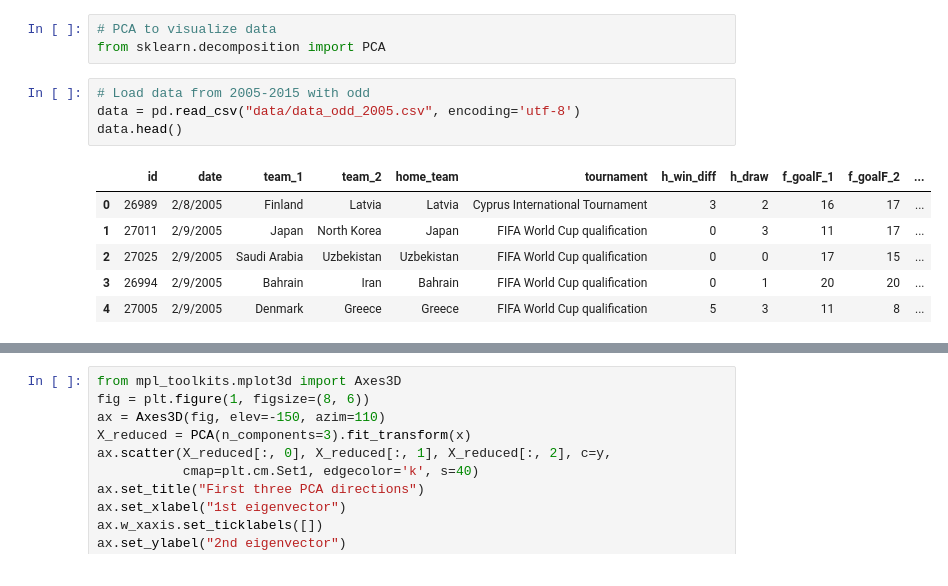
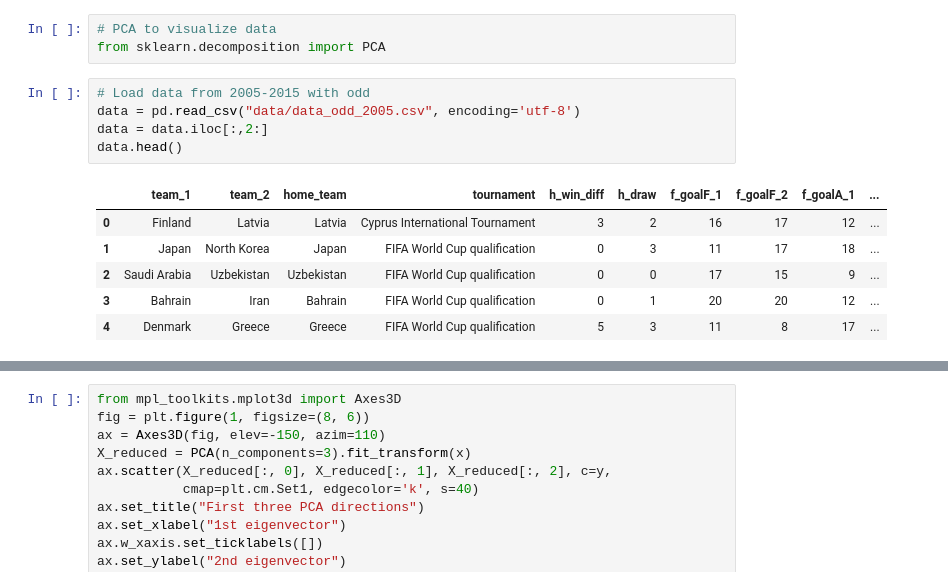
Before and after one commit to mrthlinh/FIFA-World-Cup-Prediction, a Jupyter notebook: EDA.ipynb, the cells around one changed output, grey strips where cells are left out. Drawn from its saved outputs; the diff is of its cells as text.

```diff
--- a/EDA.ipynb
+++ b/EDA.ipynb
@@ -191,14 +191,15 @@ from sklearn.decomposition import PCA
 # %%
 # Load data from 2005-2015 with odd
 data = pd.read_csv("data/data_odd_2005.csv", encoding='utf-8')
+data = data.iloc[:,2:]
 data.head()
 # %% [output]
-|  | id | date | team_1 | team_2 | home_team | tournament | h_win_diff | h_draw | f_goalF_1 | f_goalF_2 | ... |
-| 0 | 26989 | 2/8/2005 | Finland | Latvia | Latvia | Cyprus International Tournament | 3 | 2 | 16 | 17 | ... |
-| 1 | 27011 | 2/9/2005 | Japan | North Korea | Japan | FIFA World Cup qualification | 0 | 3 | 11 | 17 | ... |
-| 2 | 27025 | 2/9/2005 | Saudi Arabia | Uzbekistan | Uzbekistan | FIFA World Cup qualification | 0 | 0 | 17 | 15 | ... |
-| 3 | 26994 | 2/9/2005 | Bahrain | Iran | Bahrain | FIFA World Cup qualification | 0 | 1 | 20 | 20 | ... |
-| 4 | 27005 | 2/9/2005 | Denmark | Greece | Greece | FIFA World Cup qualification | 5 | 3 | 11 | 8 | ... |
+|  | team_1 | team_2 | home_team | tournament | h_win_diff | h_draw | f_goalF_1 | f_goalF_2 | f_goalA_1 | ... |
+| 0 | Finland | Latvia | Latvia | Cyprus International Tournament | 3 | 2 | 16 | 17 | 12 | ... |
+| 1 | Japan | North Korea | Japan | FIFA World Cup qualification | 0 | 3 | 11 | 17 | 18 | ... |
+| 2 | Saudi Arabia | Uzbekistan | Uzbekistan | FIFA World Cup qualification | 0 | 0 | 17 | 15 | 9 | ... |
+| 3 | Bahrain | Iran | Bahrain | FIFA World Cup qualification | 0 | 1 | 20 | 20 | 12 | ... |
+| 4 | Denmark | Greece | Greece | FIFA World Cup qualification | 5 | 3 | 11 | 8 | 17 | ... |
 # %%
 from LE import saveLabelEncoder,loadLabelEncoder
 le_result = loadLabelEncoder('LE/result.npy')
```
Also changed, not shown: parts of 13 cells of this notebook, 1 other file.
